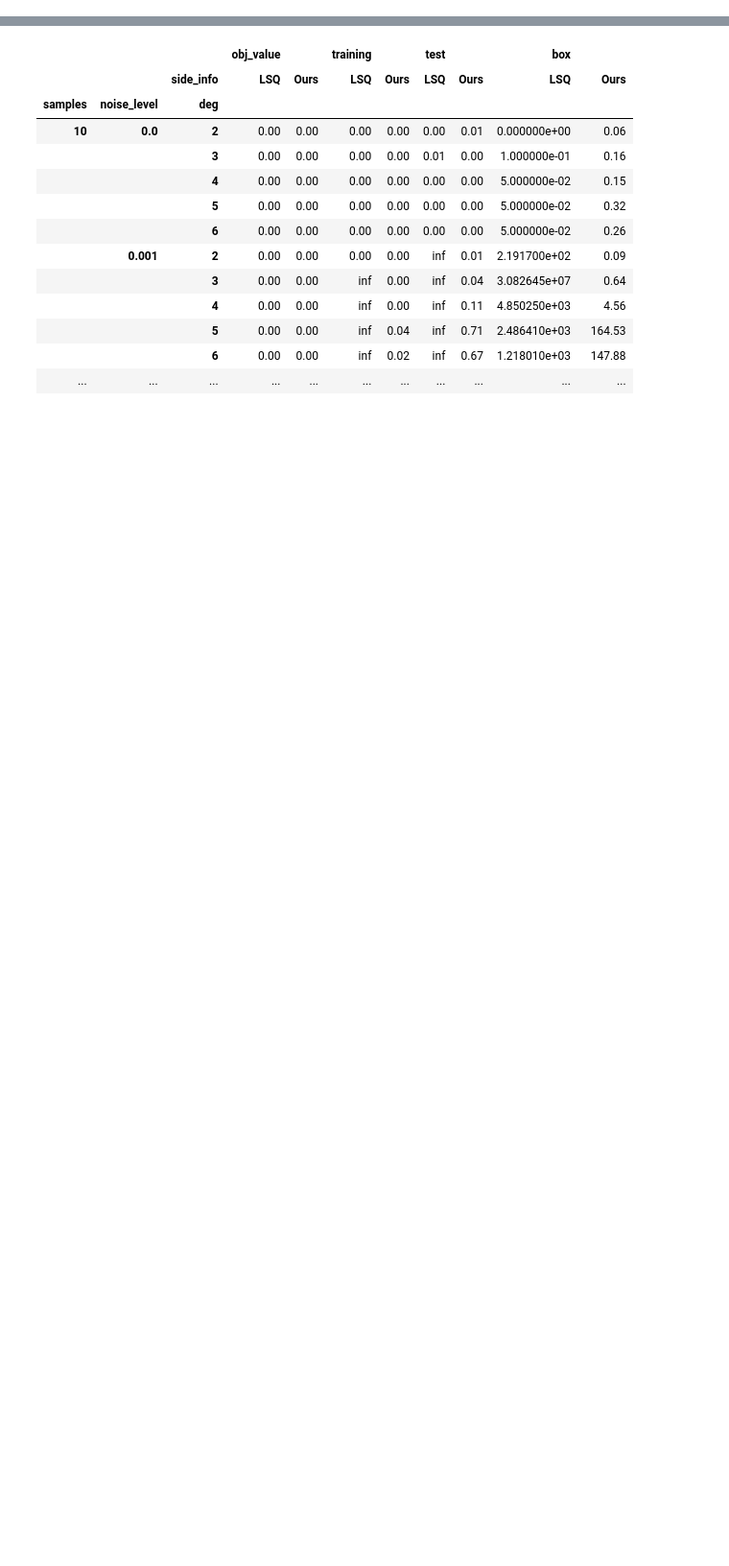
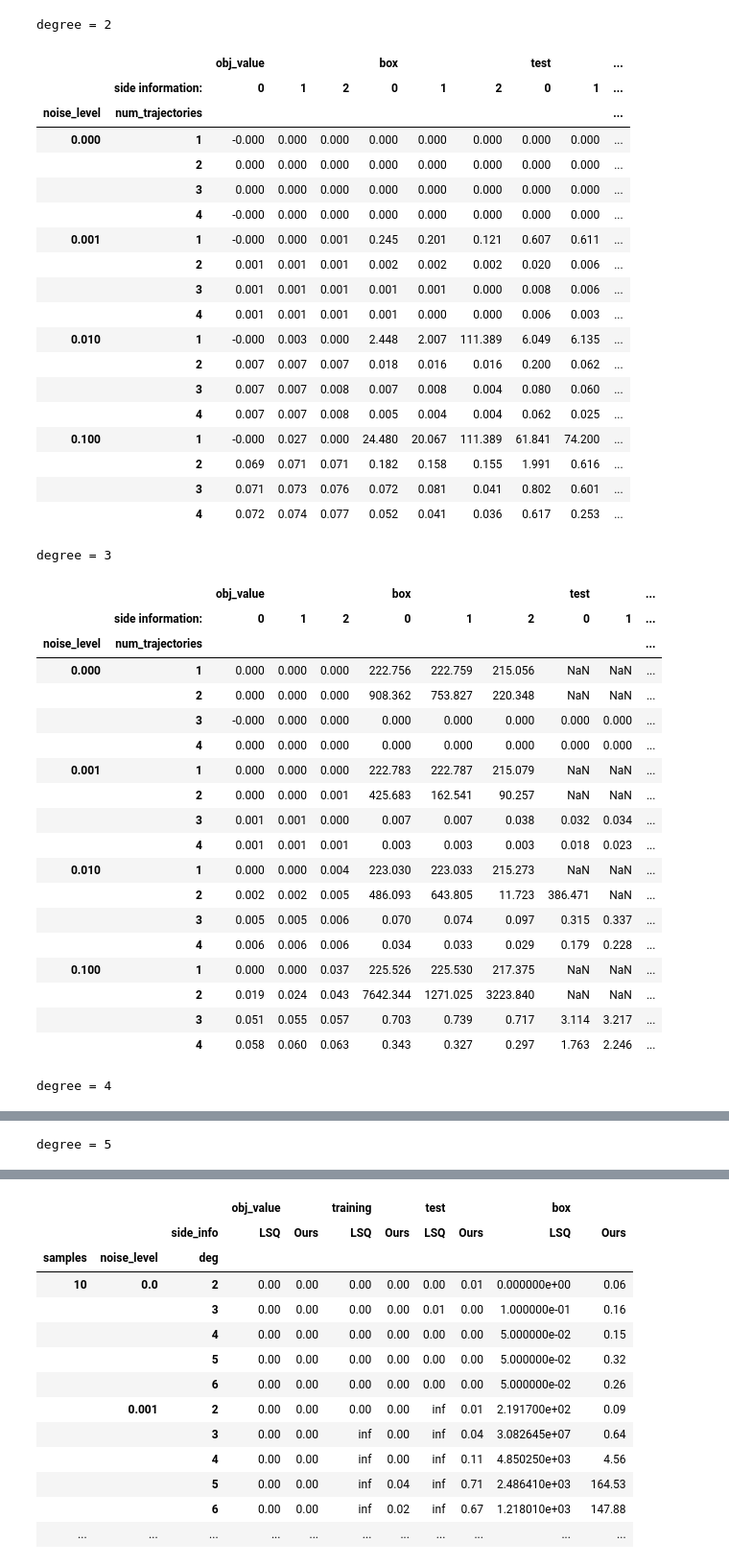
Before and after one commit to bachirelkhadir/learning-with-side-info, a Jupyter notebook: notebooks/read-tables.ipynb, the cells around one changed output, grey strips where cells are left out. Shown: that part at 96% size. Saved outputs shown, nothing was run; the diff lists cells and outputs as text; code cells hidden in the pictures; blank space fills up the shorter version.

```diff
--- a/notebooks/read-tables.ipynb
+++ b/notebooks/read-tables.ipynb
@@ -29,0 +30,57 @@ results_disease.head()
+# %%
+for deg in (2, 3, 4, 5):
+    tbl_as_latex = results_disease.copy()
+    tbl_as_latex = tbl_as_latex[tbl_as_latex.num_samples == 10]
+    tbl_as_latex = tbl_as_latex[tbl_as_latex.deg == deg]
+    tbl_as_latex = tbl_as_latex[["num_trajectories", "noise_level", "side_info", "obj_value", "test", "box", ]].round(3)
+    tbl_as_latex.groupby(["noise_level", "num_trajectories", "side_info"]).agg({"obj_value": "last"})
+    tbl_as_latex_index = tbl_as_latex.index.copy()
+    tbl_as_latex = tbl_as_latex.reset_index()
+    tbl_as_latex = tbl_as_latex.pivot(values=["obj_value", "box", "test", ], columns="side_info",
+                                      index=[ "noise_level", "num_trajectories", ])
+    tbl_as_latex.columns.names = ["", "side information:"]
+    tbl_as_latex.to_excel(f"../data/xlsx/{numerical_example}_{deg}_.xlsx")
+    print(f"degree = {deg}")
+    display(tbl_as_latex)
+# %% [output]
+degree = 2
+|  |  | obj_value |  |  | box |  |  | test |  | ... |
+|  | side information: | 0 | 1 | 2 | 0 | 1 | 2 | 0 | 1 | ... |
+| noise_level | num_trajectories |  |  |  |  |  |  |  |  | ... |
+| 0.000 | 1 | -0.000 | 0.000 | 0.000 | 0.000 | 0.000 | 0.000 | 0.000 | 0.000 | ... |
+|  | 2 | 0.000 | 0.000 | 0.000 | 0.000 | 0.000 | 0.000 | 0.000 | 0.000 | ... |
+|  | 3 | 0.000 | 0.000 | 0.000 | 0.000 | 0.000 | 0.000 | 0.000 | 0.000 | ... |
+|  | 4 | -0.000 | 0.000 | 0.000 | 0.000 | 0.000 | 0.000 | 0.000 | 0.000 | ... |
+| 0.001 | 1 | -0.000 | 0.000 | 0.001 | 0.245 | 0.201 | 0.121 | 0.607 | 0.611 | ... |
+|  | 2 | 0.001 | 0.001 | 0.001 | 0.002 | 0.002 | 0.002 | 0.020 | 0.006 | ... |
+|  | 3 | 0.001 | 0.001 | 0.001 | 0.001 | 0.001 | 0.000 | 0.008 | 0.006 | ... |
+|  | 4 | 0.001 | 0.001 | 0.001 | 0.001 | 0.000 | 0.000 | 0.006 | 0.003 | ... |
+| 0.010 | 1 | -0.000 | 0.003 | 0.000 | 2.448 | 2.007 | 111.389 | 6.049 | 6.135 | ... |
+|  | 2 | 0.007 | 0.007 | 0.007 | 0.018 | 0.016 | 0.016 | 0.200 | 0.062 | ... |
+|  | 3 | 0.007 | 0.007 | 0.008 | 0.007 | 0.008 | 0.004 | 0.080 | 0.060 | ... |
+|  | 4 | 0.007 | 0.007 | 0.008 | 0.005 | 0.004 | 0.004 | 0.062 | 0.025 | ... |
+| 0.100 | 1 | -0.000 | 0.027 | 0.000 | 24.480 | 20.067 | 111.389 | 61.841 | 74.200 | ... |
+|  | 2 | 0.069 | 0.071 | 0.071 | 0.182 | 0.158 | 0.155 | 1.991 | 0.616 | ... |
+|  | 3 | 0.071 | 0.073 | 0.076 | 0.072 | 0.081 | 0.041 | 0.802 | 0.601 | ... |
+|  | 4 | 0.072 | 0.074 | 0.077 | 0.052 | 0.041 | 0.036 | 0.617 | 0.253 | ... |
+degree = 3
+|  |  | obj_value |  |  | box |  |  | test |  | ... |
+|  | side information: | 0 | 1 | 2 | 0 | 1 | 2 | 0 | 1 | ... |
+| noise_level | num_trajectories |  |  |  |  |  |  |  |  | ... |
+| 0.000 | 1 | 0.000 | 0.000 | 0.000 | 222.756 | 222.759 | 215.056 | NaN | NaN | ... |
+|  | 2 | 0.000 | 0.000 | 0.000 | 908.362 | 753.827 | 220.348 | NaN | NaN | ... |
+|  | 3 | -0.000 | 0.000 | 0.000 | 0.000 | 0.000 | 0.000 | 0.000 | 0.000 | ... |
+|  | 4 | 0.000 | 0.000 | 0.000 | 0.000 | 0.000 | 0.000 | 0.000 | 0.000 | ... |
+| 0.001 | 1 | 0.000 | 0.000 | 0.000 | 222.783 | 222.787 | 215.079 | NaN | NaN | ... |
+|  | 2 | 0.000 | 0.000 | 0.001 | 425.683 | 162.541 | 90.257 | NaN | NaN | ... |
+|  | 3 | 0.001 | 0.001 | 0.000 | 0.007 | 0.007 | 0.038 | 0.032 | 0.034 | ... |
+|  | 4 | 0.001 | 0.001 | 0.001 | 0.003 | 0.003 | 0.003 | 0.018 | 0.023 | ... |
+| 0.010 | 1 | 0.000 | 0.000 | 0.004 | 223.030 | 223.033 | 215.273 | NaN | NaN | ... |
+|  | 2 | 0.002 | 0.002 | 0.005 | 486.093 | 643.805 | 11.723 | 386.471 | NaN | ... |
+|  | 3 | 0.005 | 0.005 | 0.006 | 0.070 | 0.074 | 0.097 | 0.315 | 0.337 | ... |
+|  | 4 | 0.006 | 0.006 | 0.006 | 0.034 | 0.033 | 0.029 | 0.179 | 0.228 | ... |
+| 0.100 | 1 | 0.000 | 0.000 | 0.037 | 225.526 | 225.530 | 217.375 | NaN | NaN | ... |
+|  | 2 | 0.019 | 0.024 | 0.043 | 7642.344 | 1271.025 | 3223.840 | NaN | NaN | ... |
+|  | 3 | 0.051 | 0.055 | 0.057 | 0.703 | 0.739 | 0.717 | 3.114 | 3.217 | ... |
+|  | 4 | 0.058 | 0.060 | 0.063 | 0.343 | 0.327 | 0.297 | 1.763 | 2.246 | ... |
+degree = 4
@@ -29,0 +106 @@ results_disease.head()
+degree = 5
```
Also changed, not shown: parts of 8 cells of this notebook, 2 other files.
